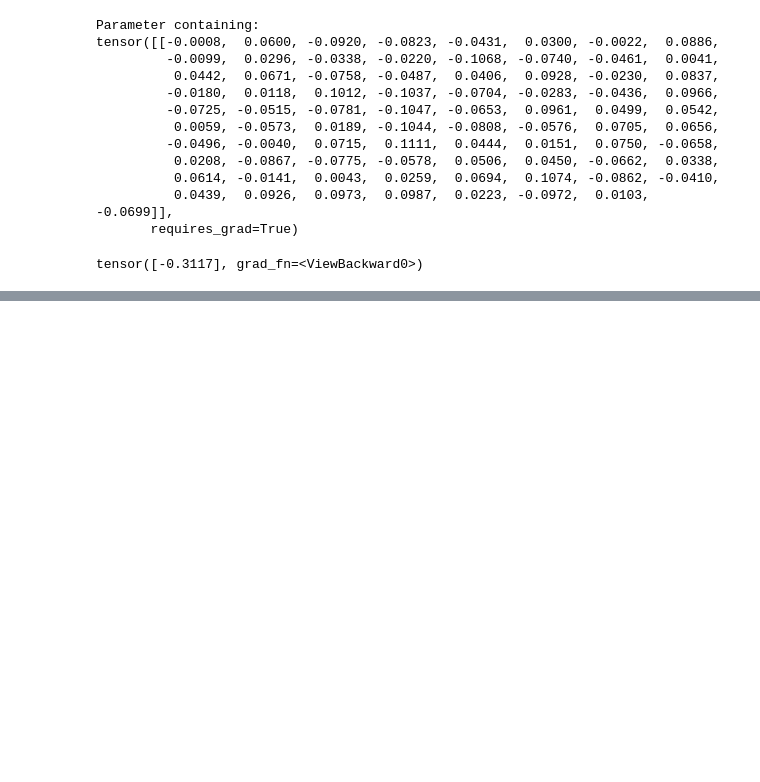
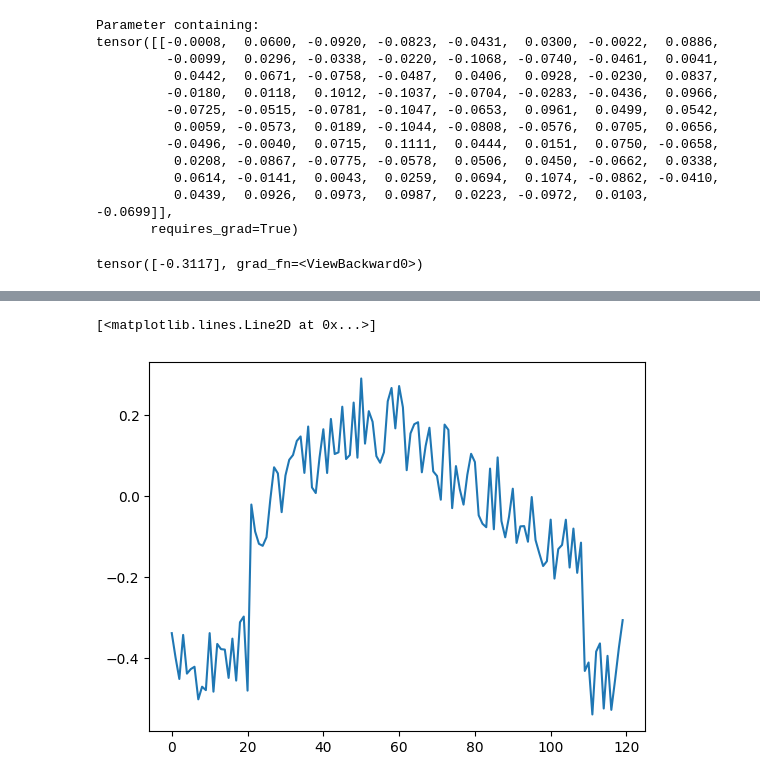
Before and after one commit to jdasam/ant5015, a Jupyter notebook: notebooks/3rd_week_note_classification.ipynb, the cells around one changed output, grey strips where cells are left out. Drawn from its saved outputs; the diff is of its cells as text; code cells hidden in the pictures; blank space fills up the shorter version.

```diff
--- a/notebooks/3rd_week_note_classification.ipynb
+++ b/notebooks/3rd_week_note_classification.ipynb
@@ -371,0 +502,5 @@ layer(spectrum), layer(spectrum).shape
+# %%
+plt.plot(layer.bias.detach())
+# %% [output]
+[<matplotlib.lines.Line2D at 0x...>]
+[figure, added]
```
Also changed, not shown: parts of 18 cells of this notebook.
